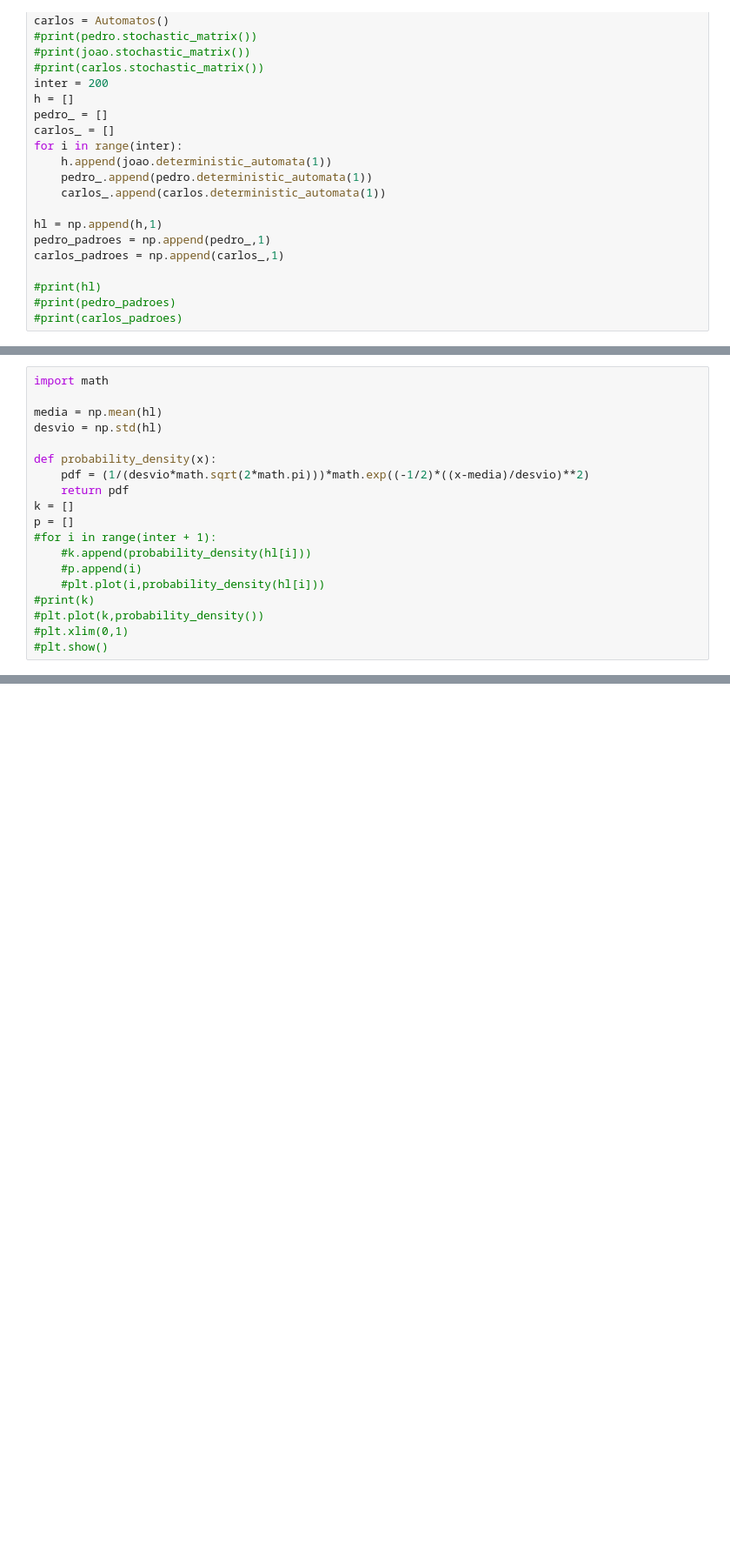
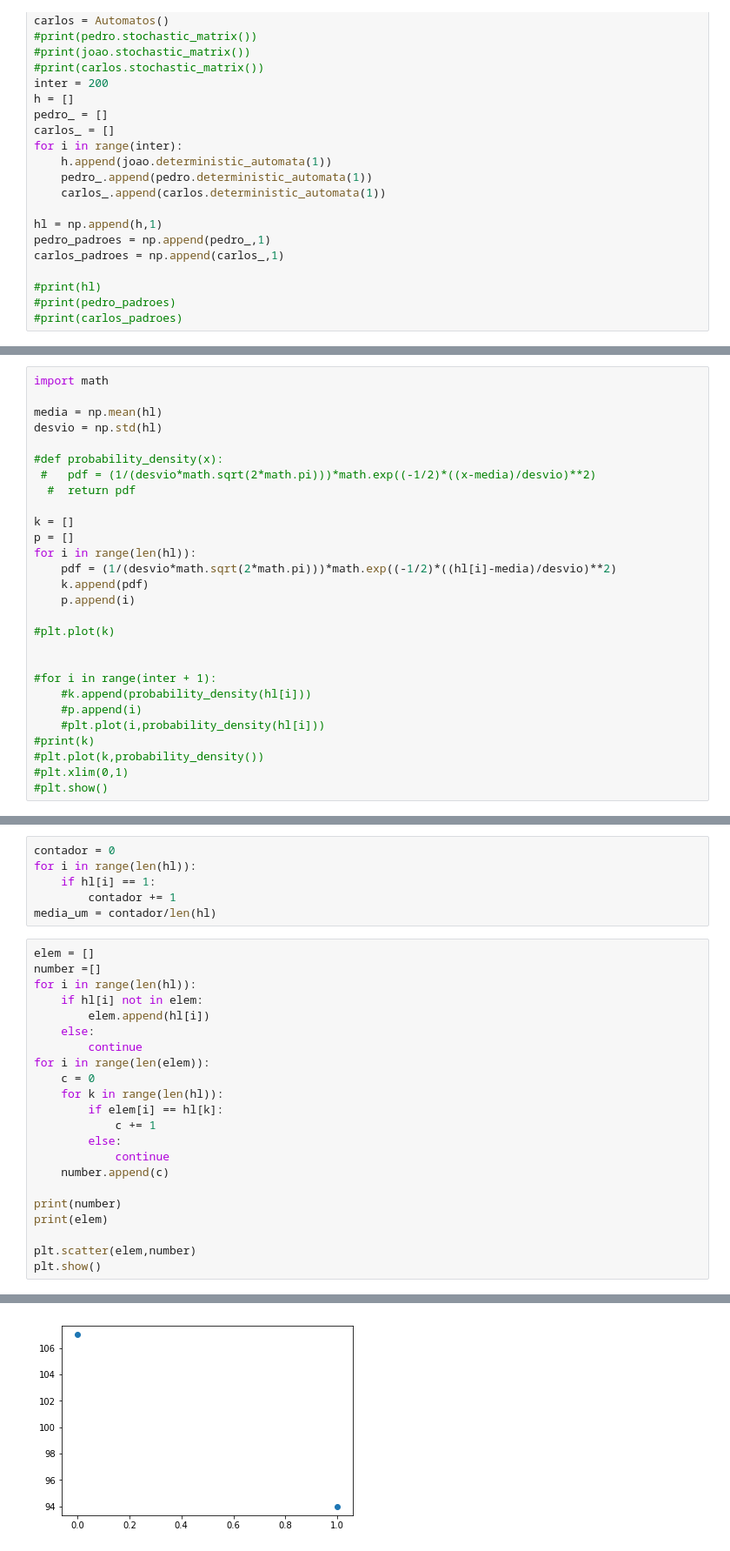
Before and after one commit to ricardotetti/pattern_recognition_and_analisys, a Jupyter notebook: proj_1/Projeto1a.ipynb, the cells around one changed output, grey strips where cells are left out. Shown at 87% size. Saved outputs shown, nothing was run; the diff lists cells and outputs as text; blank space fills up the shorter version.

```diff
--- a/proj_1/Projeto1a.ipynb
+++ b/proj_1/Projeto1a.ipynb
@@ -124,11 +124,20 @@ import math
 media = np.mean(hl)
 desvio = np.std(hl)
 
-def probability_density(x):
-    pdf = (1/(desvio*math.sqrt(2*math.pi)))*math.exp((-1/2)*((x-media)/desvio)**2)
-    return pdf
+#def probability_density(x):
+ #   pdf = (1/(desvio*math.sqrt(2*math.pi)))*math.exp((-1/2)*((x-media)/desvio)**2)
+  #  return pdf
+
 k = []
 p = []
+for i in range(len(hl)):
+    pdf = (1/(desvio*math.sqrt(2*math.pi)))*math.exp((-1/2)*((hl[i]-media)/desvio)**2)
+    k.append(pdf)
+    p.append(i)
+
+#plt.plot(k)
+
+
 #for i in range(inter + 1):
     #k.append(probability_density(hl[i]))
     #p.append(i)
@@ -169,0 +179,29 @@ plt.show()
+# %%
+contador = 0
+for i in range(len(hl)):
+    if hl[i] == 1:
+        contador += 1
+media_um = contador/len(hl)
+# %%
+elem = []
+number =[]
+for i in range(len(hl)):
+    if hl[i] not in elem:
+        elem.append(hl[i])
+    else:
+        continue
+for i in range(len(elem)):
+    c = 0
+    for k in range(len(hl)):
+        if elem[i] == hl[k]:
+            c += 1
+        else:
+            continue
+    number.append(c)
+
+print(number)
+print(elem)
+
+plt.scatter(elem,number)
+plt.show()
+# %% [output]
@@ -169,0 +210 @@ plt.show()
+[figure, added]
```
Also changed, not shown: parts of 8 cells of this notebook.
